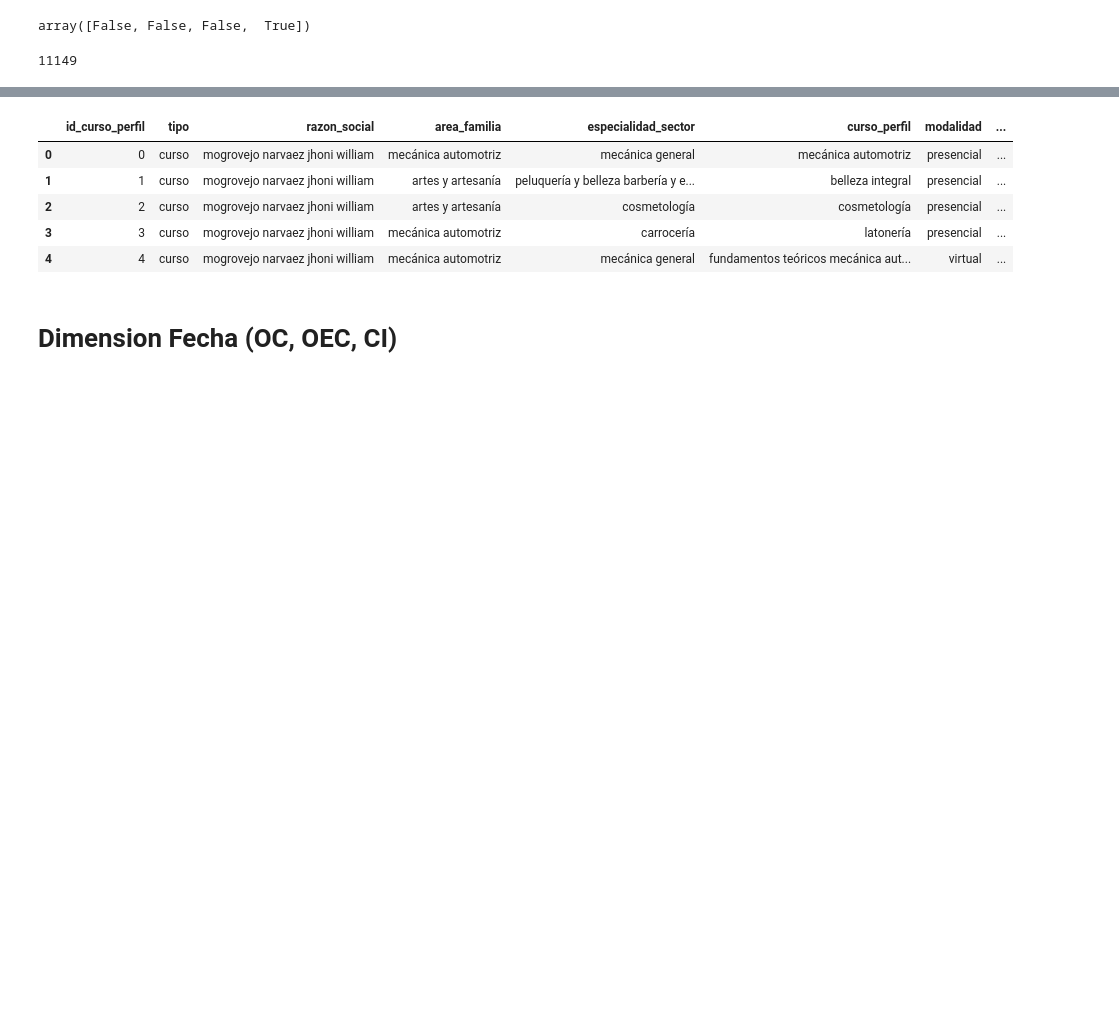
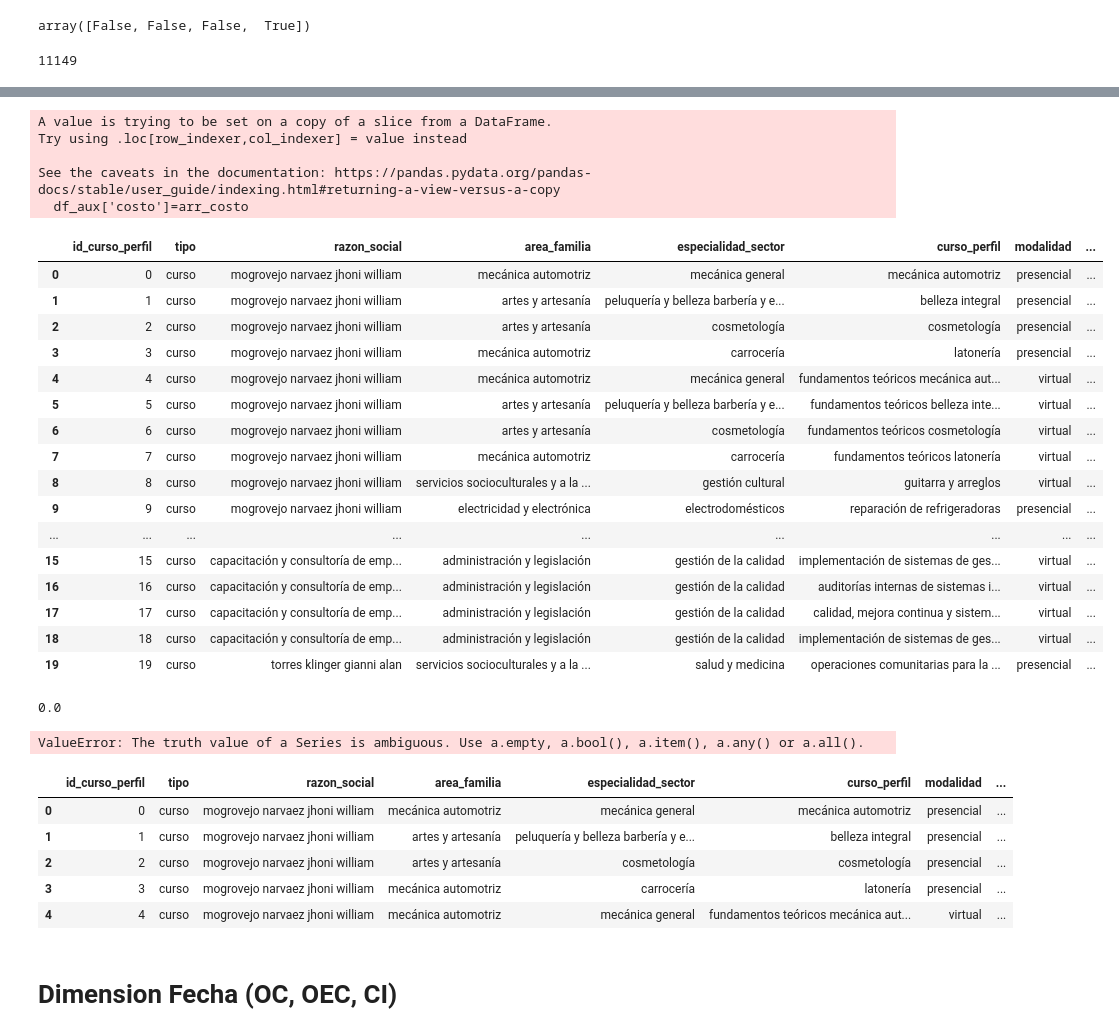
Before and after one commit to Herziox/Data-Mining-System-SETEC, a Jupyter notebook: 3_data_preprocesing_module/Data_PreProcesing-Cursos_Perfiles.ipynb, the cells around one changed output, grey strips where cells are left out. Saved outputs shown, nothing was run; the diff lists cells and outputs as text; code cells hidden in the pictures; blank space fills up the shorter version.

Commit message:
Semana 13 | Dia 1 | Obtencion de obtencion de precios por hora

```diff
--- a/3_data_preprocesing_module/Data_PreProcesing-Cursos_Perfiles.ipynb
+++ b/3_data_preprocesing_module/Data_PreProcesing-Cursos_Perfiles.ipynb
@@ -630,31 +616,34 @@ df_curso_perfil.shape[0]
 11149
 # %%
 def get_costo2(df_curso_perfil,df_info_cursos_edu):
-    df =df_curso_perfil
-    for i in tqdm(range(0,3)):
+    size_cp = df_curso_perfil.shape[0]
+    size_ic = df_info_cursos_edu.shape[0]
+    arr = np.zeros(20)
+    arr_id = np.zeros(20)
+    for i in tqdm(range(0,20)):
         if df_curso_perfil.iloc[i]['tipo'] == 'curso':
             valor_comparacion = 0
             index_valor = 0
             variables_similaridad_select = {}
-            for j in tqdm(range(0,2)):
+            for j in range(0,size_ic):
                 # Variables de similaridad
                 #Comprobar la similalidad del curso
-                curso_fuente = df_curso_perfil.iloc[j]['curso_perfil']
+                curso_fuente = df_curso_perfil.iloc[i]['curso_perfil']
                 curso_comparar = df_info_cursos_edu.iloc[j]['cursos']
                 variables_similaridad_select['precio_por_hora'] = lev.similarity(curso_fuente,curso_comparar,(1.25,4,1.5))
 
                 #Comprobar la similalidad por modalidad
-                mod_fuente = df_curso_perfil.iloc[j]['modalidad']
+                mod_fuente = df_curso_perfil.iloc[i]['modalidad']
                 mod_comparar = df_info_cursos_edu.iloc[j]['modalidad_set']
                 variables_similaridad_select['precio_mean_by_mod']  = 1 if mod_fuente == mod_comparar else 0
 
                 #Comprobar la similalidad por area
-                area_fuente = df_curso_perfil.iloc[j]['area_familia']
+                area_fuente = df_curso_perfil.iloc[i]['area_familia']
                 area_comparar = df_info_cursos_edu.iloc[j]['area_familia']
                 variables_similaridad_select['precio_mean_by_area'] = 1 if area_fuente == area_comparar else 0.5
 
                 #Comprobar la similalidad por ciudad
-                ciu_fuente = df_curso_perfil.iloc[j]['canton']
+                ciu_fuente = df_curso_perfil.iloc[i]['canton']
                 ciu_comparar = df_info_cursos_edu.iloc[j]['ciudad']
                 variables_similaridad_select['precio_mean_by_ciudad']  = 1 if ciu_fuente in ciu_comparar else 0
 
@@ -672,7 +661,7 @@ def get_costo2(df_curso_perfil,df_info_cursos_edu):
 
                  #Comprobar la similalidad por carga horaria
                 hora_fuente = df_curso_perfil.iloc[i]['carga_horaria']
-                hora_comparar = df_info_cursos_edu.iloc[i]['carga_horaria']
+                hora_comparar = df_info_cursos_edu.iloc[j]['carga_horaria']
                 variables_similaridad_select['precio_by_horas']  = 1 if hora_fuente == hora_comparar else 0
                 aux_valor = 0
                 for var in variables_similaridad_select.values():
@@ -689,10 +678,14 @@ def get_costo2(df_curso_perfil,df_info_cursos_edu):
                         else:
                             res_value = df_info_cursos_edu.iloc[index_valor][max_key]
 
-                        df.iloc[i]['costo'] = res_value
+                        #df.iloc[i]['costo'] = res_value
+                        arr[i]=res_value
                         variables_similaridad_select[max_key] = -1
-
-    return df_curso_perfil
+        else:
+            arr[i]=df_curso_perfil.iloc[i]['costo']
+        arr_id[i]=df_curso_perfil.iloc[i]['id_curso_perfil']
 
 
-get_costo(df_curso_perfil,df_info_cursos_edu)
+    return [arr_id,arr]
+# %%
+arr_costo = get_costo2(df_curso_perfil,df_info_cursos_edu)
@@ -699,5 +719,41 @@ get_costo(df_curso_perfil,df_info_cursos_edu)
+# %%
+df_aux = df_curso_perfil.iloc[:20,:]
+# %%
+df_aux['costo']=arr_costo
+# %% [output]
+A value is trying to be set on a copy of a slice from a DataFrame.
+Try using .loc[row_indexer,col_indexer] = value instead
+
+See the caveats in the documentation: https://pandas.pydata.org/pandas-docs/stable/user_guide/indexing.html#returning-a-view-versus-a-copy
+  df_aux['costo']=arr_costo
+# %%
+df_aux
+# %% [output]
+|  | id_curso_perfil | tipo | razon_social | area_familia | especialidad_sector | curso_perfil | modalidad | ... |
+| 0 | 0 | curso | mogrovejo narvaez jhoni william | mecánica automotriz | mecánica general | mecánica automotriz | presencial | ... |
+| 1 | 1 | curso | mogrovejo narvaez jhoni william | artes y artesanía | peluquería y belleza barbería y e... | belleza integral | presencial | ... |
+| 2 | 2 | curso | mogrovejo narvaez jhoni william | artes y artesanía | cosmetología | cosmetología | presencial | ... |
+| 3 | 3 | curso | mogrovejo narvaez jhoni william | mecánica automotriz | carrocería | latonería | presencial | ... |
+| 4 | 4 | curso | mogrovejo narvaez jhoni william | mecánica automotriz | mecánica general | fundamentos teóricos mecánica aut... | virtual | ... |
+| 5 | 5 | curso | mogrovejo narvaez jhoni william | artes y artesanía | peluquería y belleza barbería y e... | fundamentos teóricos belleza inte... | virtual | ... |
+| 6 | 6 | curso | mogrovejo narvaez jhoni william | artes y artesanía | cosmetología | fundamentos teóricos cosmetología | virtual | ... |
+| 7 | 7 | curso | mogrovejo narvaez jhoni william | mecánica automotriz | carrocería | fundamentos teóricos latonería | virtual | ... |
+| 8 | 8 | curso | mogrovejo narvaez jhoni william | servicios socioculturales y a la ... | gestión cultural | guitarra y arreglos | virtual | ... |
+| 9 | 9 | curso | mogrovejo narvaez jhoni william | electricidad y electrónica | electrodomésticos | reparación de refrigeradoras | presencial | ... |
+| ... | ... | ... | ... | ... | ... | ... | ... | ... |
+| 15 | 15 | curso | capacitación y consultoría de emp... | administración y legislación | gestión de la calidad | implementación de sistemas de ges... | virtual | ... |
+| 16 | 16 | curso | capacitación y consultoría de emp... | administración y legislación | gestión de la calidad | auditorías internas de sistemas i... | virtual | ... |
+| 17 | 17 | curso | capacitación y consultoría de emp... | administración y legislación | gestión de la calidad | calidad, mejora continua y sistem... | virtual | ... |
+| 18 | 18 | curso | capacitación y consultoría de emp... | administración y legislación | gestión de la calidad | implementación de sistemas de ges... | virtual | ... |
+| 19 | 19 | curso | torres klinger gianni alan | servicios socioculturales y a la ... | salud y medicina | operaciones comunitarias para la ... | presencial | ... |
+# %%
+arr_costo[-1]
+# %% [output]
+0.0
 # %%
-df_curso_perfil['costo'] = df_curso_perfil.apply(lambda x:get_costo())
+df_curso_perfil['costo'] = df_curso_perfil.apply(lambda x:get_costo(df_curso_perfil,df_info_cursos_edu))
+# %% [output]
+ValueError: The truth value of a Series is ambiguous. Use a.empty, a.bool(), a.item(), a.any() or a.all().
 # %%
 def get_costo(df_curso_perfil,df_info_cursos_edu):
 
```
Also changed, not shown: parts of 12 cells of this notebook, 1 other file.
